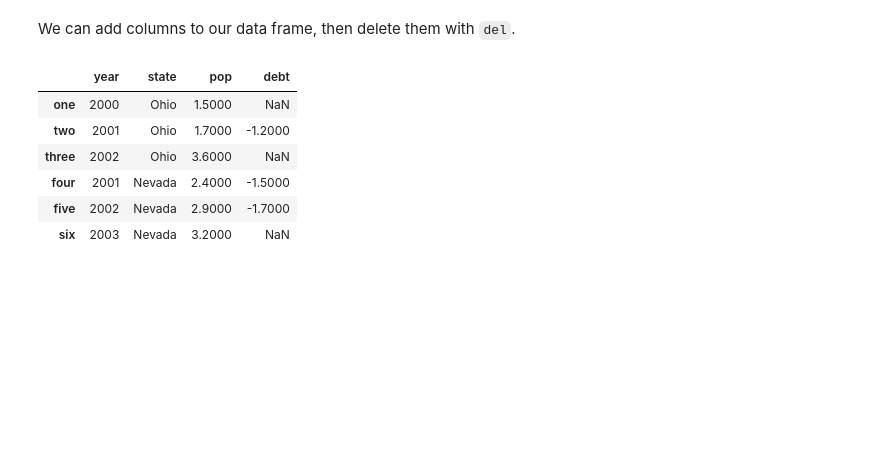
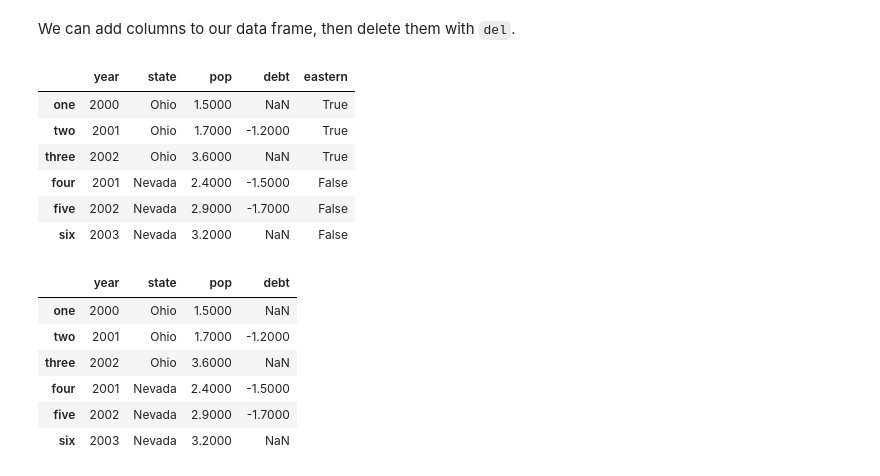
Before and after one commit to webclinic017/fina-4380-2022-fall-1, a Jupyter notebook: Notebooks/_build/jupyter_execute/McKinney/mckinney-05.ipynb, the cells around one changed output. Drawn from its saved outputs; the diff is of its cells as text; code cells hidden in the pictures; blank space fills up the shorter version.

```diff
--- a/Notebooks/_build/jupyter_execute/McKinney/mckinney-05.ipynb
+++ b/Notebooks/_build/jupyter_execute/McKinney/mckinney-05.ipynb
@@ -327,6 +347,16 @@ frame2
 We can add columns to our data frame, then delete them with `del`.
 # %%
 frame2['eastern'] = frame2.state == 'Ohio'
+# %%
+frame2
+# %% [output]
+|  | year | state | pop | debt | eastern |
+| one | 2000 | Ohio | 1.5000 | NaN | True |
+| two | 2001 | Ohio | 1.7000 | -1.2000 | True |
+| three | 2002 | Ohio | 3.6000 | NaN | True |
+| four | 2001 | Nevada | 2.4000 | -1.5000 | False |
+| five | 2002 | Nevada | 2.9000 | -1.7000 | False |
+| six | 2003 | Nevada | 3.2000 | NaN | False |
 # %%
 del frame2['eastern']
 # %%
```
Also changed, not shown: parts of 43 cells of this notebook, 8 other files.
